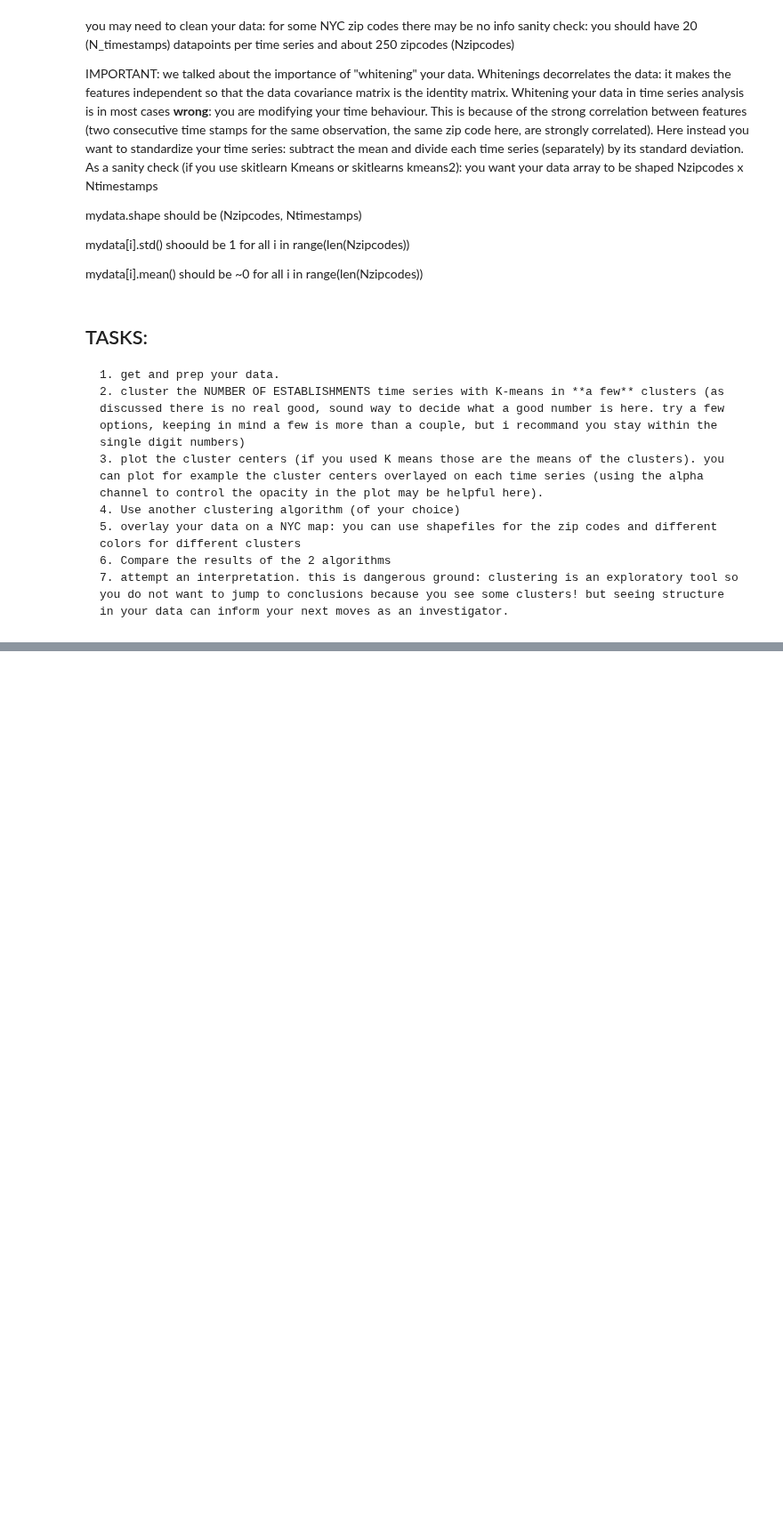
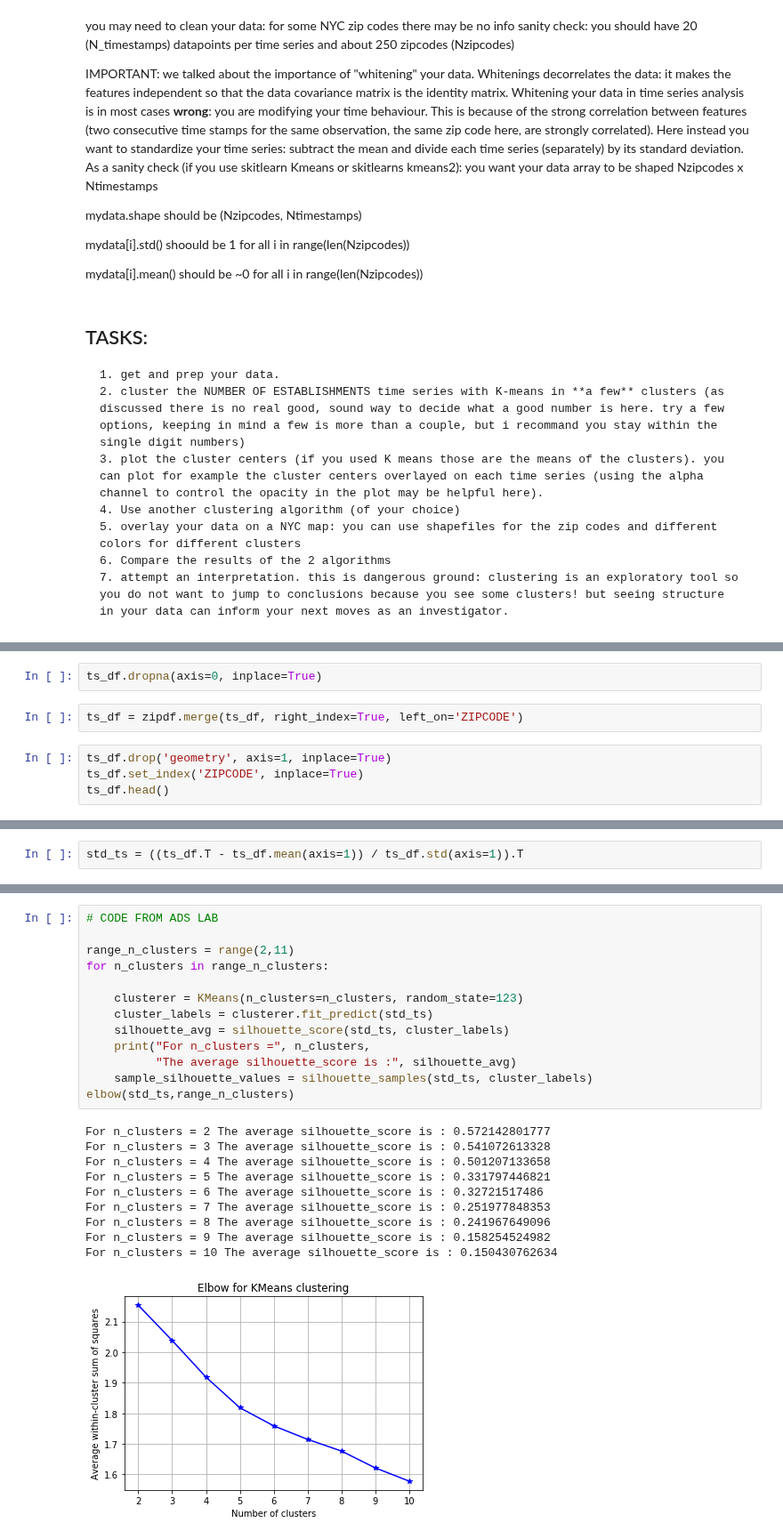
Before and after one commit to qiuyliu/PUI2017_uc288, a Jupyter notebook: HW11_uc288/HW11_Assignment1.ipynb, the cells around one changed output, grey strips where cells are left out. Shown at 89% size. Drawn from its saved outputs; the diff is of its cells as text; blank space fills up the shorter version.

Commit message:
update assignment 1 clustering

```diff
--- a/HW11_uc288/HW11_Assignment1.ipynb
+++ b/HW11_uc288/HW11_Assignment1.ipynb
@@ -143,0 +199,8 @@ Image.open("dandrogram.png")
+# %%
+ts_df.dropna(axis=0, inplace=True)
+# %%
+ts_df = zipdf.merge(ts_df, right_index=True, left_on='ZIPCODE')
+# %%
+ts_df.drop('geometry', axis=1, inplace=True)
+ts_df.set_index('ZIPCODE', inplace=True)
+ts_df.head()
@@ -143,0 +234,2 @@ Image.open("dandrogram.png")
+# %%
+std_ts = ((ts_df.T - ts_df.mean(axis=1)) / ts_df.std(axis=1)).T
@@ -143,0 +314,24 @@ Image.open("dandrogram.png")
+# %%
+# CODE FROM ADS LAB
+
+range_n_clusters = range(2,11)
+for n_clusters in range_n_clusters:
+
+    clusterer = KMeans(n_clusters=n_clusters, random_state=123)
+    cluster_labels = clusterer.fit_predict(std_ts)
+    silhouette_avg = silhouette_score(std_ts, cluster_labels)
+    print("For n_clusters =", n_clusters,
+          "The average silhouette_score is :", silhouette_avg)
+    sample_silhouette_values = silhouette_samples(std_ts, cluster_labels)
+elbow(std_ts,range_n_clusters)
+# %% [output]
+For n_clusters = 2 The average silhouette_score is : 0.572142801777
+For n_clusters = 3 The average silhouette_score is : 0.541072613328
+For n_clusters = 4 The average silhouette_score is : 0.501207133658
+For n_clusters = 5 The average silhouette_score is : 0.331797446821
+For n_clusters = 6 The average silhouette_score is : 0.32721517486
+For n_clusters = 7 The average silhouette_score is : 0.251977848353
+For n_clusters = 8 The average silhouette_score is : 0.241967649096
+For n_clusters = 9 The average silhouette_score is : 0.158254524982
+For n_clusters = 10 The average silhouette_score is : 0.150430762634
+[figure, added]
```
Also changed, not shown: parts of 41 cells of this notebook.
